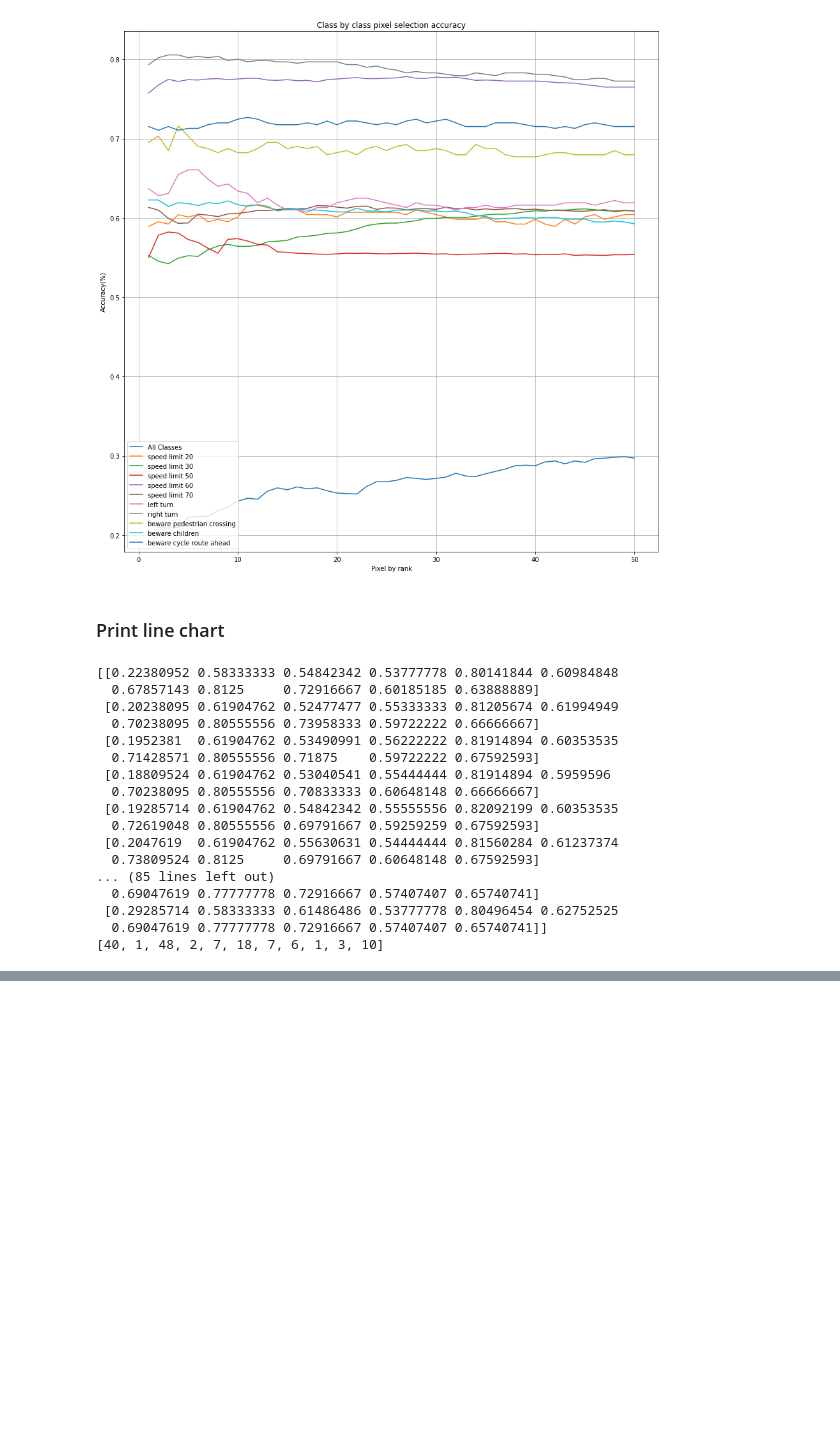
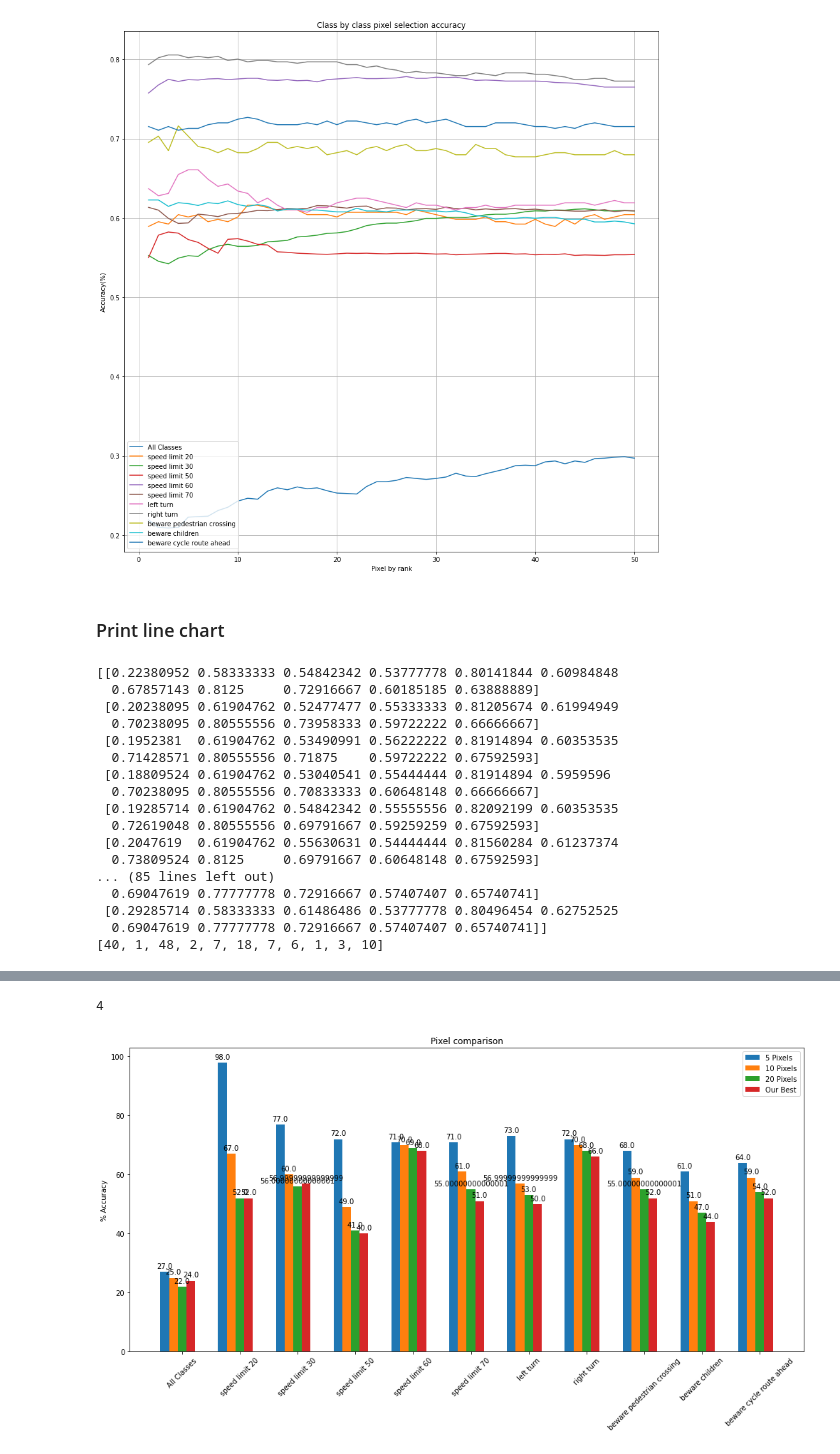
Before and after one commit to friedforfun/Data-Mining-Machine-Learning-CW, a Jupyter notebook: Tasks/Task 5 - Improvement in classification.ipynb, the cells around one changed output, grey strips where cells are left out. Cells and saved outputs as stored; diff of their text form; code cells hidden in the pictures; blank space fills up the shorter version.

Commit message:
WIP of printing the pixel bar graph

```diff
--- a/Tasks/Task 5 - Improvement in classification.ipynb
+++ b/Tasks/Task 5 - Improvement in classification.ipynb
@@ -197,0 +220,25 @@ np.argmax(working[1])
+# %%
+train_score_5_pixels , test_score_5_pixels = ps.unzip_scores(scores_5_pixels)
+train_score_10_pixels , test_score_10_pixels = ps.unzip_scores(scores_10_pixels)
+train_score_20_pixels , test_score_20_pixels = ps.unzip_scores(scores_20_pixels)
+train_score_our_pixels , test_score_our_pixels = ps.unzip_scores(scores_our_pixels)
+
+new_train_score_5_pixels = []
+new_train_scores_10_pixels = []
+new_train_score_20_pixels = []
+new_train_score_our_pixels = []
+
+for i in range(11):
+    new_train_score_5_pixels.append(round(train_score_5_pixels[i], 2) * 100)
+
+for i in range(len(train_score_10_pixels)):
+    new_train_scores_10_pixels.append(round(train_score_10_pixels[i], 2) * 100)
+
+for i in range(len(train_score_20_pixels)):
+    new_train_score_20_pixels.append(round(train_score_20_pixels[i], 2) * 100)
+
+for i in range(len(train_score_our_pixels)):
+    new_train_score_our_pixels.append(round(train_score_our_pixels[i], 2) * 100)
+
+#data_to_print = [new_train_score_5_pixels, new_train_scores_10_pixels, new_train_score_20_pixels, new_train_score_our_pixels]
+#data_to_print = [new_train_score_5_pixels, new_train_scores_10_pixels]
@@ -197,0 +265,16 @@ np.argmax(working[1])
+# %%
+print(new_train_score_5_pixels)
+print(new_train_scores_10_pixels)
+print(new_train_score_20_pixels)
+print(new_train_score_our_pixels)
+
+print(len(new_train_score_5_pixels))
+print(len(new_train_scores_10_pixels))
+print(len(new_train_score_20_pixels))
+print(len(new_train_score_our_pixels))
+
+
+
+data_to_print = [new_train_score_5_pixels, new_train_scores_10_pixels, new_train_score_20_pixels, new_train_score_our_pixels]
+
+print(np.array(data_to_print))
@@ -197,0 +294,8 @@ np.argmax(working[1])
+# %%
+len(data_to_print)
+# %% [output]
+4
+# %%
+ps.plot_scores(data_to_print, ['5 Pixels','10 Pixels','20 Pixels','Our Best'], title='Pixel comparison')
+# %% [output]
+[figure, added]
```
Also changed, not shown: parts of 8 cells of this notebook.
